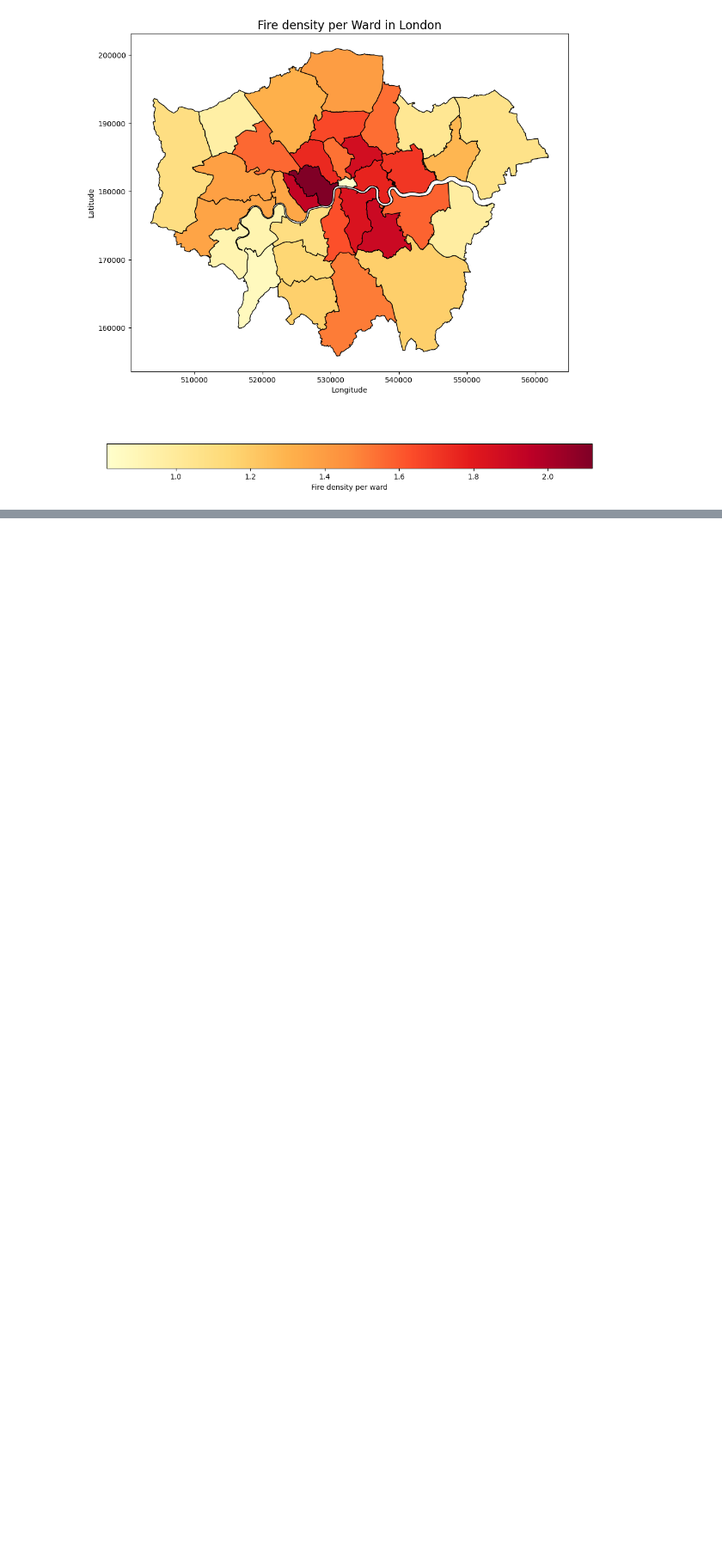
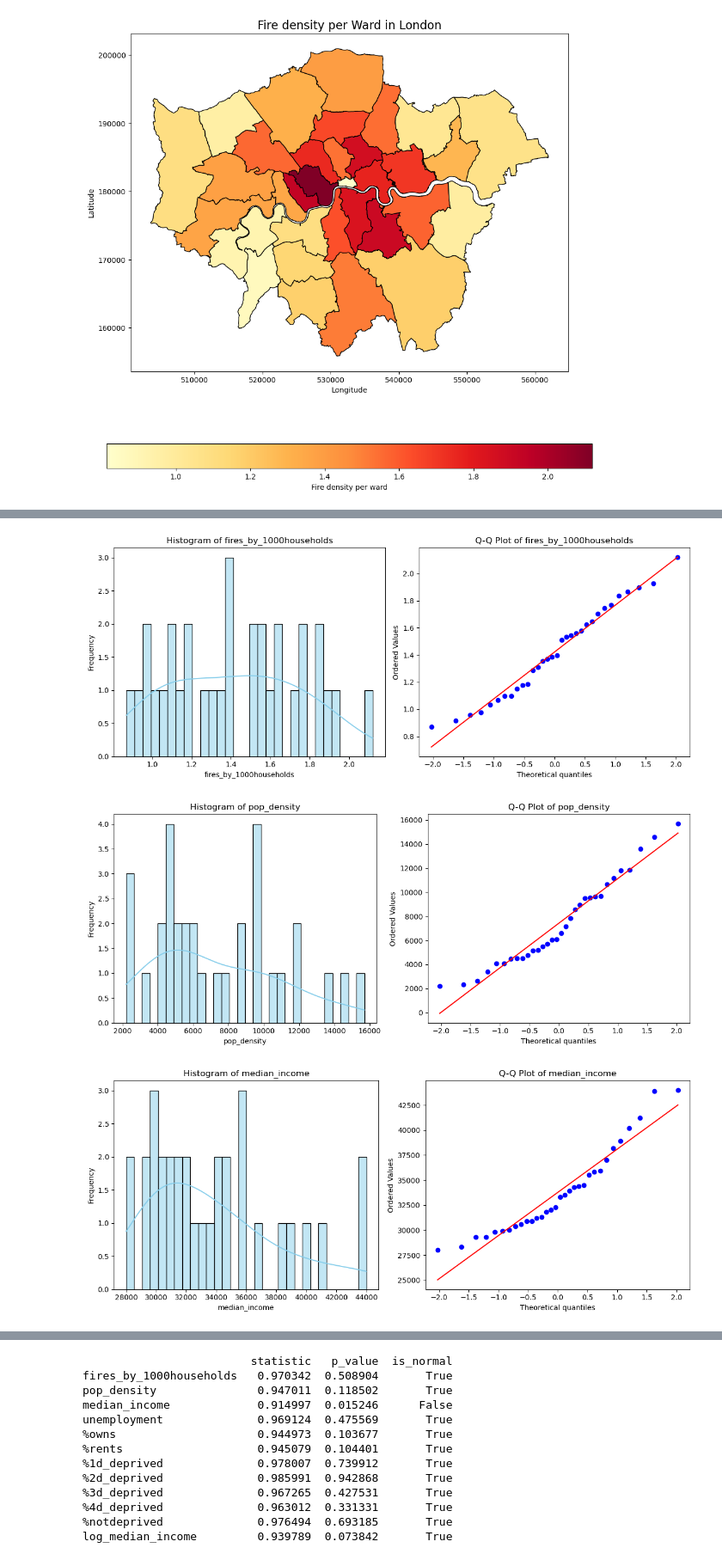
Before and after one commit to fiorellaguillen/CASA007-FINAL-ASSESSMENT, a Jupyter notebook: final_assignment.ipynb, the cells around one changed output, grey strips where cells are left out. Shown at 86% size. Cells and saved outputs as stored; diff of their text form; code cells hidden in the pictures; blank space fills up the shorter version.

```diff
--- a/final_assignment.ipynb
+++ b/final_assignment.ipynb
@@ -407,0 +585,45 @@ boros.head()
+# %%
+#I will log median_income in order to normalize it
+boros_regression['log_median_income'] = np.log(boros_regression['median_income'])
+# %%
+normality_results3 = {}
+
+#Exclude the three first columns
+columns_to_plot = boros_regression.iloc[:, 3:].columns
+
+for column in columns_to_plot:
+    plt.figure(figsize=(12, 5))
+
+    # Histograma
+    plt.subplot(1, 2, 1)
+    sns.histplot(boros_regression[column].dropna().astype(float), kde=True, bins=30, color='skyblue', edgecolor='black')
+    plt.title(f'Histogram of {column}')
+    plt.xlabel(column)
+    plt.ylabel('Frequency')
+
+    # Q-Q Plot
+    plt.subplot(1, 2, 2)
+    probplot(boros_regression[column].dropna(), dist="norm", plot=plt)
+    plt.title(f'Q-Q Plot of {column}')
+
+    plt.tight_layout()
+    plt.show()
+
+    data = boros_regression[column].dropna()
+
+    # Realizar la prueba de Shapiro-Wilk
+    stat, p_value = shapiro(data)
+
+    # Guardar el resultado
+    normality_results3[column] = {
+        'statistic': stat,
+        'p_value': p_value,
+        'is_normal': p_value > 0.05  # True si es normal, False si no
+        }
+
+results_df3 = pd.DataFrame.from_dict(normality_results3, orient='index')
+print(results_df3)
+# %% [output]
+[figure, added]
+[figure, added]
+[figure, added]
@@ -407,0 +639,13 @@ boros.head()
+                         statistic   p_value  is_normal
+fires_by_1000households   0.970342  0.508904       True
+pop_density               0.947011  0.118502       True
+median_income             0.914997  0.015246      False
+unemployment              0.969124  0.475569       True
+%owns                     0.944973  0.103677       True
+%rents                    0.945079  0.104401       True
+%1d_deprived              0.978007  0.739912       True
+%2d_deprived              0.985991  0.942868       True
+%3d_deprived              0.967265  0.427531       True
+%4d_deprived              0.963012  0.331331       True
+%notdeprived              0.976494  0.693185       True
+log_median_income         0.939789  0.073842       True
```
Also changed, not shown: parts of 47 cells of this notebook.
